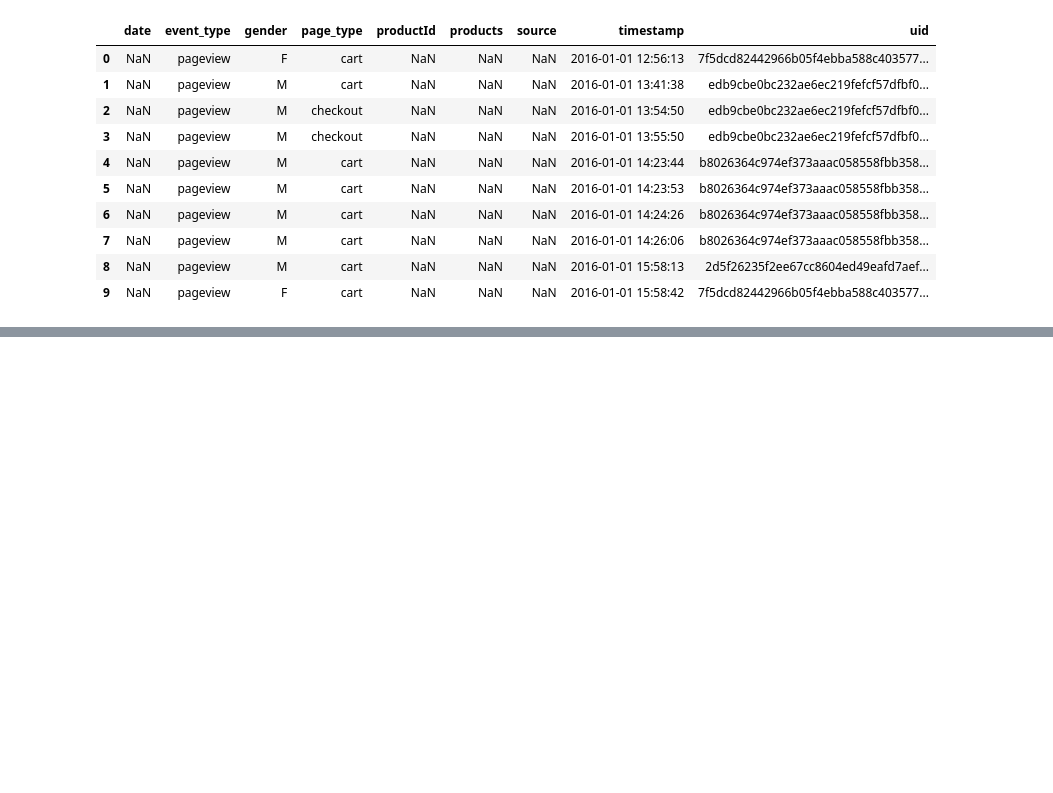
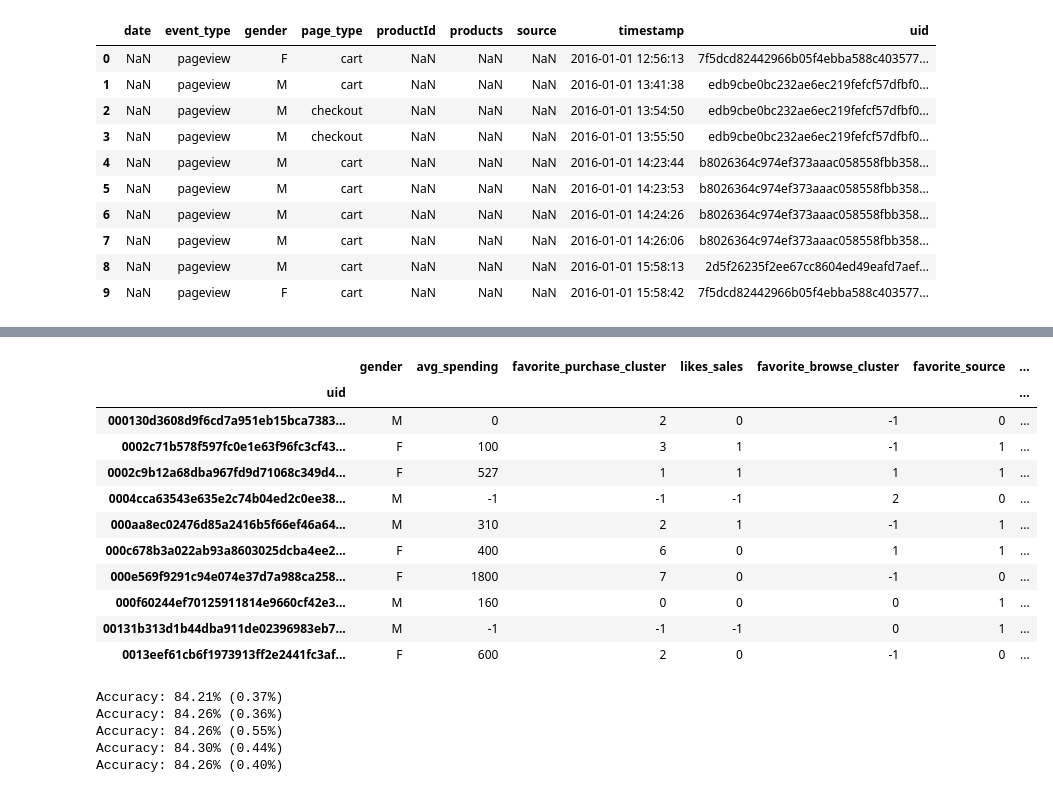
Before and after one commit to bruno-edo/chaordic-ds-challenge, a Jupyter notebook: data-treatment.ipynb, the cells around one changed output, grey strips where cells are left out. Cells and saved outputs as stored; diff of their text form; code cells hidden in the pictures; blank space fills up the shorter version.

Commit message:
Finished project with 82% accuracy

```diff
--- a/data-treatment.ipynb
+++ b/data-treatment.ipynb
@@ -411,0 +575,29 @@ True
+# %%
+import os
+mingw_path = 'C:\\Program Files\\mingw-w64\\x86_64-7.1.0-posix-seh-rt_v5-rev0\\mingw64\\bin'
+os.environ['PATH'] = mingw_path + ';' + os.environ['PATH']
+
+from sklearn.model_selection import KFold
+from xgboost import XGBClassifier
+from sklearn.model_selection import cross_val_score
+#from sklearn import svm
+from sklearn.ensemble import RandomForestClassifier
+
+X = final_data_extra.drop(['gender', 'likes_sales'], axis=1)
+Y = final_data_extra['gender'].map({'F':0, 'M':1})
+kf = KFold(n_splits=5, shuffle=True)
+xgb_model_lv0 = XGBClassifier(booster='gbtree', eval_metric="mlogloss", max_depth=3, learning_rate=0.1, objective='multi:softprob', num_class=2)
+#model = svm.SVC(kernel='linear', C=1)
+r_forest_lv0 = RandomForestClassifier()
+
+for train_index, test_index in kf.split(X):
+    X_train, X_test = X.iloc[train_index], X.iloc[test_index]
+    Y_train, Y_test = Y.iloc[train_index], Y.iloc[test_index]
+
+    xgb_model_lv0.fit(X_train, Y_train)
+    r_forest_lv0.fit(X_train, Y_train)
+
+    results = cross_val_score(xgb_model_lv0, X, Y, cv=kf)
+    results_r_forest = cross_val_score(r_forest_lv0, X, Y, cv=kf)
+    print("Accuracy: %.2f%% (%.2f%%)" % (results.mean()*100, results.std()*100))
+    print("Forest Accuracy: %.2f%% (%.2f%%)" % (results_r_forest.mean()*100, results_r_forest.std()*100))
@@ -411,0 +624,5 @@ True
+# %%
+y_pred = xgb_model_lv0.predict_proba(X)
+y_pred_forest = r_forest_lv0.predict_proba(X)
+print(y_pred)
+print(y_pred_forest)
@@ -411,0 +644,40 @@ True
+# %%
+proba_prediction_xgboost = pd.DataFrame(y_pred, final_data_extra.index).rename(columns={0: "F_prob_xg", 1: "M_prob_xg"})
+proba_prediction_forest = pd.DataFrame(y_pred_forest, final_data_extra.index).rename(columns={0: "F_prob_forest", 1: "M_prob_forest"})
+proba_prediction = proba_prediction_xgboost.join(proba_prediction_forest)
+proba_final_data = final_data_extra.join(proba_prediction)
+
+proba_final_data.head(10)
+# %% [output]
+|  | gender | avg_spending | favorite_purchase_cluster | likes_sales | favorite_browse_cluster | favorite_source | ... |
+| uid |  |  |  |  |  |  | ... |
+| 000130d3608d9f6cd7a951eb15bca7383... | M | 0 | 2 | 0 | -1 | 0 | ... |
+| 0002c71b578f597fc0e1e63f96fc3cf43... | F | 100 | 3 | 1 | -1 | 1 | ... |
+| 0002c9b12a68dba967fd9d71068c349d4... | F | 527 | 1 | 1 | 1 | 1 | ... |
+| 0004cca63543e635e2c74b04ed2c0ee38... | M | -1 | -1 | -1 | 2 | 0 | ... |
+| 000aa8ec02476d85a2416b5f66ef46a64... | M | 310 | 2 | 1 | -1 | 1 | ... |
+| 000c678b3a022ab93a8603025dcba4ee2... | F | 400 | 6 | 0 | 1 | 1 | ... |
+| 000e569f9291c94e074e37d7a988ca258... | F | 1800 | 7 | 0 | -1 | 0 | ... |
+| 000f60244ef70125911814e9660cf42e3... | M | 160 | 0 | 0 | 0 | 1 | ... |
+| 00131b313d1b44dba911de02396983eb7... | M | -1 | -1 | -1 | 0 | 1 | ... |
+| 0013eef61cb6f1973913ff2e2441fc3af... | F | 600 | 2 | 0 | -1 | 0 | ... |
+# %%
+X = proba_final_data.drop(['gender', 'likes_sales'], axis=1)
+Y = proba_final_data['gender'].map({'F':0, 'M':1})
+kf = KFold(n_splits=5, shuffle=True)
+xgb_model_lv1 = XGBClassifier(booster='gbtree', eval_metric="mlogloss", max_depth=3, learning_rate=0.1)
+
+for train_index, test_index in kf.split(X):
+    X_train, X_test = X.iloc[train_index], X.iloc[test_index]
+    Y_train, Y_test = Y.iloc[train_index], Y.iloc[test_index]
+
+    xgb_model_lv1.fit(X_train, Y_train)
+
+    results = cross_val_score(xgb_model_lv1, X, Y, cv=kf)
+    print("Accuracy: %.2f%% (%.2f%%)" % (results.mean()*100, results.std()*100))
+# %% [output]
+Accuracy: 84.21% (0.37%)
+Accuracy: 84.26% (0.36%)
+Accuracy: 84.26% (0.55%)
+Accuracy: 84.30% (0.44%)
+Accuracy: 84.26% (0.40%)
```
Also changed, not shown: parts of 65 cells of this notebook, 7 other files.
